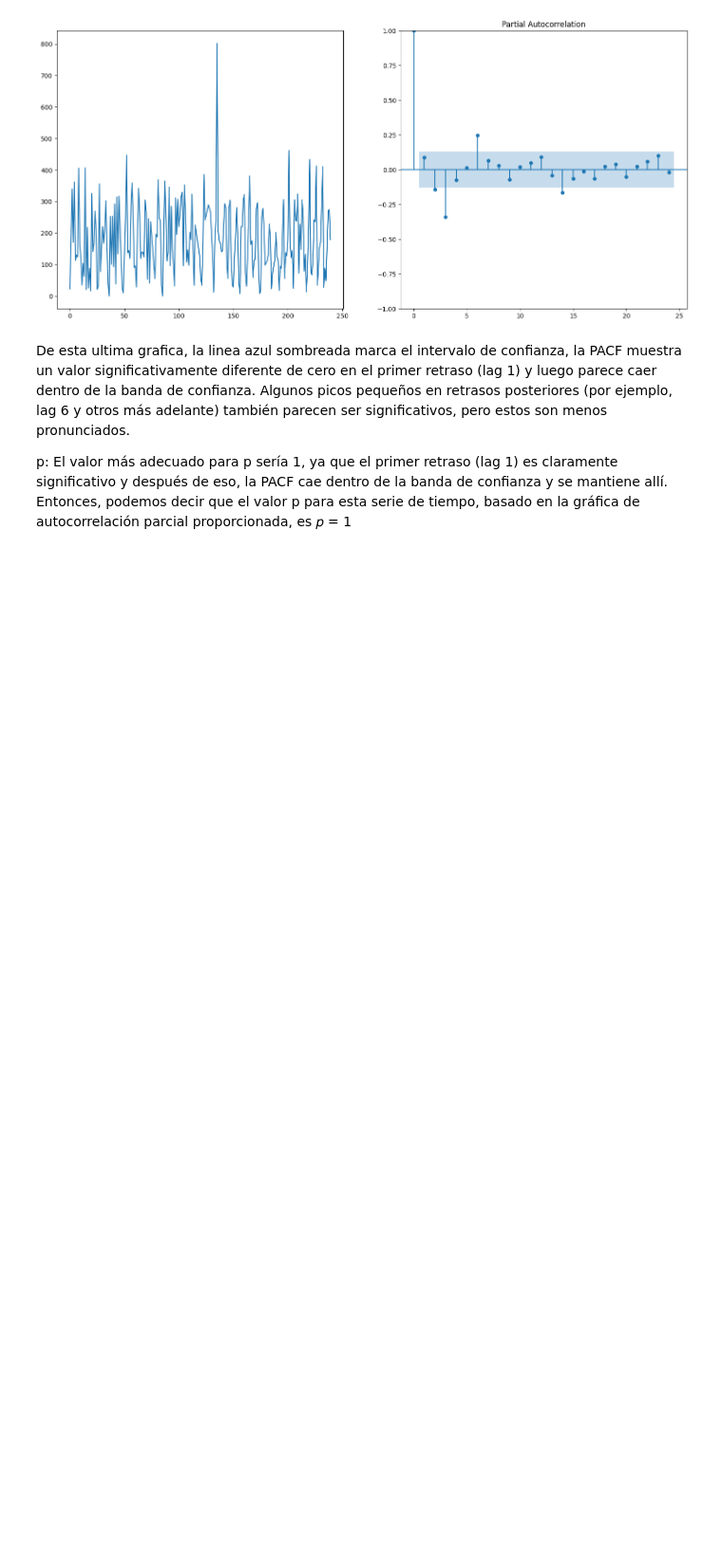
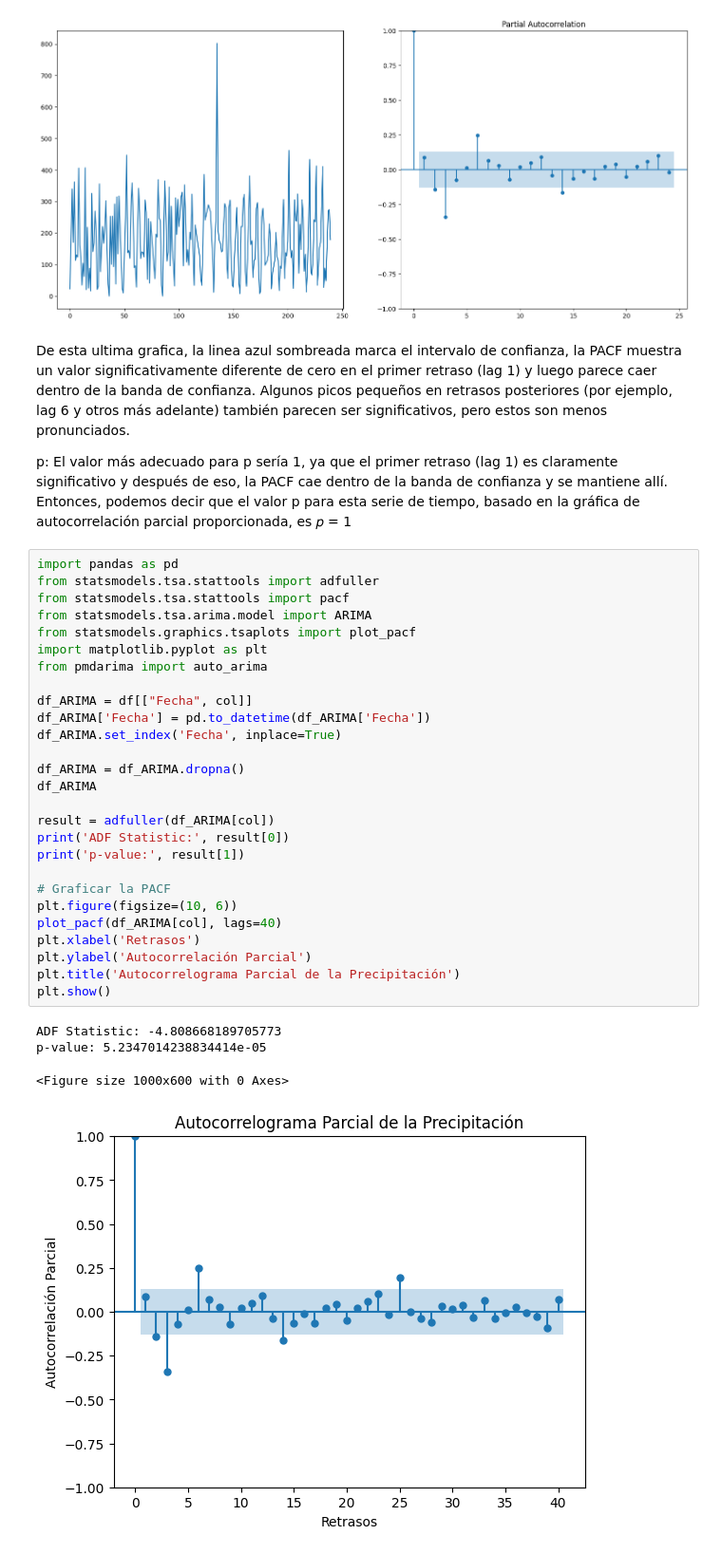
Before and after one commit to nlmaldonadog/HomogenizacionSeriesPrecipitacion, a Jupyter notebook: CuadernosDeTrabajo/Modelos_Arima.ipynb, the cells around one changed output. Shown at 95% size. Cells and saved outputs as stored; diff of their text form; blank space fills up the shorter version.

Commit message:
:wrench: Modificaciones sobre ARIMA

```diff
--- a/CuadernosDeTrabajo/Modelos_Arima.ipynb
+++ b/CuadernosDeTrabajo/Modelos_Arima.ipynb
@@ -136,3 +114,35 @@ Algunos picos pequeños en retrasos posteriores (por ejemplo, lag 6 y otros más
 
 p: El valor más adecuado para p sería 1, ya que el primer retraso (lag 1) es claramente significativo y después de eso, la PACF cae dentro de la banda de confianza y se mantiene allí.
 Entonces, podemos decir que el valor p para esta serie de tiempo, basado en la gráfica de autocorrelación parcial proporcionada, es 𝑝 = 1
+# %%
+import pandas as pd
+from statsmodels.tsa.stattools import adfuller
+from statsmodels.tsa.stattools import pacf
+from statsmodels.tsa.arima.model import ARIMA
+from statsmodels.graphics.tsaplots import plot_pacf
+import matplotlib.pyplot as plt
+from pmdarima import auto_arima
+
+df_ARIMA = df[["Fecha", col]]
+df_ARIMA['Fecha'] = pd.to_datetime(df_ARIMA['Fecha'])
+df_ARIMA.set_index('Fecha', inplace=True)
+
+df_ARIMA = df_ARIMA.dropna()
+df_ARIMA
+
+result = adfuller(df_ARIMA[col])
+print('ADF Statistic:', result[0])
+print('p-value:', result[1])
+
+# Graficar la PACF
+plt.figure(figsize=(10, 6))
+plot_pacf(df_ARIMA[col], lags=40)
+plt.xlabel('Retrasos')
+plt.ylabel('Autocorrelación Parcial')
+plt.title('Autocorrelograma Parcial de la Precipitación')
+plt.show()
+# %% [output]
+ADF Statistic: -4.808668189705773
+p-value: 5.2347014238834414e-05
+<Figure size 1000x600 with 0 Axes>
+[figure, added]
```
Also changed, not shown: parts of 9 cells of this notebook.
